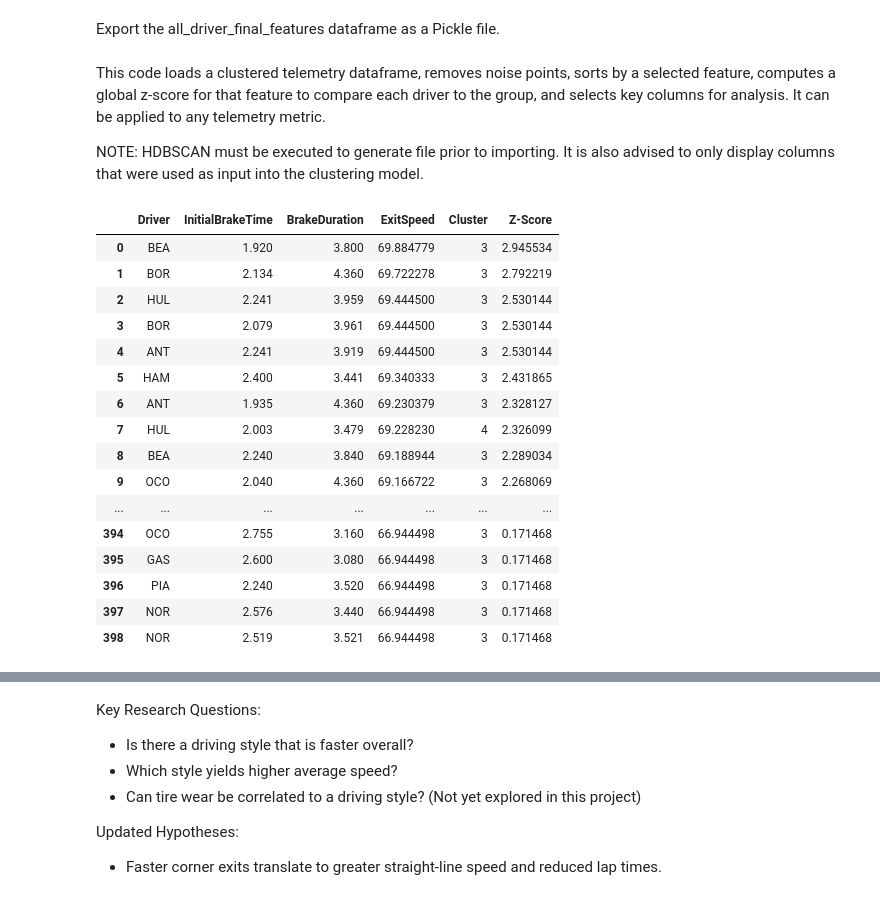
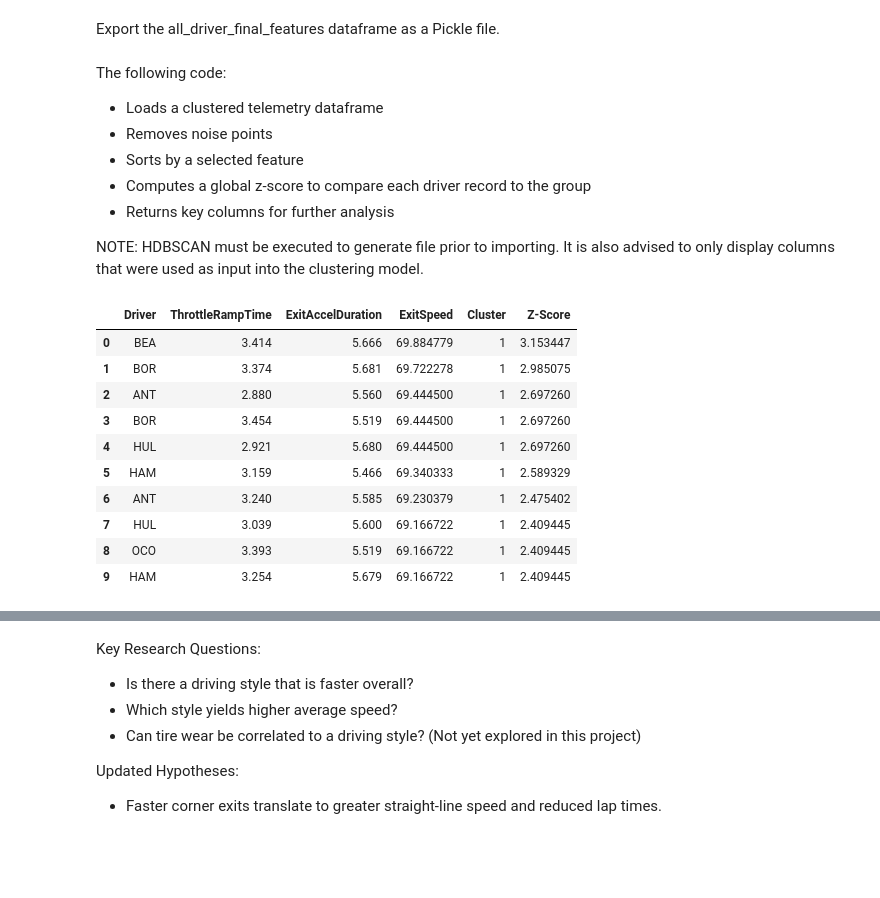
Before and after one commit to PESIII23/f1-driving-style-analytics-tool, a Jupyter notebook: notebooks/01_multi_driver_gp_analysis.ipynb, the cells around one changed output, grey strips where cells are left out. Cells and saved outputs as stored; diff of their text form; code cells hidden in the pictures; blank space fills up the shorter version.

```diff
--- a/notebooks/01_multi_driver_gp_analysis.ipynb
+++ b/notebooks/01_multi_driver_gp_analysis.ipynb
@@ -692,44 +692,43 @@ os.makedirs('exports/final_features', exist_ok=True)
 
 all_driver_final_features.to_pickle('exports/final_features/2025_bahrain_sector2_grandprix.pkl')
 # %% [markdown]
-This code loads a clustered telemetry dataframe, removes noise points, sorts by a selected feature, computes a global z-score for that feature to compare each driver to the group, and selects key columns for analysis. It can be applied to any telemetry metric.
+The following code:
+- Loads a clustered telemetry dataframe
+- Removes noise points
+- Sorts by a selected feature
+- Computes a global z-score to compare each driver record to the group
+- Returns key columns for further analysis
 
 NOTE: HDBSCAN must be executed to generate file prior to importing. It is also advised to only display columns that were used as input into the clustering model.
 # %%
 file_path = 'exports/clustered_dfs/2025_bahrain_sector2_grandprix_hdbscan_clustered.pkl'
 df_clustered = pd.read_pickle(file_path)
 
 # remove noise points (cluster -1)
 df_filtered = df_clustered[df_clustered['Cluster'] != -1]
 
 # sort by selected label descending
 df_clustered_sorted = df_filtered.sort_values(by=['ExitSpeed'], ascending=False)
 df_clustered_sorted = df_clustered_sorted.reset_index(drop=True)
 
 # calculate z-score for ExitSpeed
 mu = df_clustered_sorted['ExitSpeed'].mean()
 sigma = df_clustered_sorted['ExitSpeed'].std()
 df_clustered_sorted['Z-Score'] = (df_clustered_sorted['ExitSpeed'] - mu) / sigma
 
 # include only relevant features
-features_clustered = ['Driver', 'InitialBrakeTime', 'BrakeDuration', 'ExitSpeed', 'Cluster', 'Z-Score']
+features_clustered = ['Driver', 'ThrottleRampTime', 'ExitAccelDuration', 'ExitSpeed', 'Cluster', 'Z-Score']
 
-df_clustered_sorted[features_clustered]
+df_clustered_sorted[features_clustered].head(10)
 # %% [output]
-|  | Driver | InitialBrakeTime | BrakeDuration | ExitSpeed | Cluster | Z-Score |
-| 0 | BEA | 1.920 | 3.800 | 69.884779 | 3 | 2.945534 |
-| 1 | BOR | 2.134 | 4.360 | 69.722278 | 3 | 2.792219 |
-| 2 | HUL | 2.241 | 3.959 | 69.444500 | 3 | 2.530144 |
-| 3 | BOR | 2.079 | 3.961 | 69.444500 | 3 | 2.530144 |
-| 4 | ANT | 2.241 | 3.919 | 69.444500 | 3 | 2.530144 |
-| 5 | HAM | 2.400 | 3.441 | 69.340333 | 3 | 2.431865 |
-| 6 | ANT | 1.935 | 4.360 | 69.230379 | 3 | 2.328127 |
-| 7 | HUL | 2.003 | 3.479 | 69.228230 | 4 | 2.326099 |
-| 8 | BEA | 2.240 | 3.840 | 69.188944 | 3 | 2.289034 |
-| 9 | OCO | 2.040 | 4.360 | 69.166722 | 3 | 2.268069 |
-| ... | ... | ... | ... | ... | ... | ... |
-| 394 | OCO | 2.755 | 3.160 | 66.944498 | 3 | 0.171468 |
-| 395 | GAS | 2.600 | 3.080 | 66.944498 | 3 | 0.171468 |
-| 396 | PIA | 2.240 | 3.520 | 66.944498 | 3 | 0.171468 |
-| 397 | NOR | 2.576 | 3.440 | 66.944498 | 3 | 0.171468 |
-| 398 | NOR | 2.519 | 3.521 | 66.944498 | 3 | 0.171468 |
+|  | Driver | ThrottleRampTime | ExitAccelDuration | ExitSpeed | Cluster | Z-Score |
+| 0 | BEA | 3.414 | 5.666 | 69.884779 | 1 | 3.153447 |
+| 1 | BOR | 3.374 | 5.681 | 69.722278 | 1 | 2.985075 |
+| 2 | ANT | 2.880 | 5.560 | 69.444500 | 1 | 2.697260 |
+| 3 | BOR | 3.454 | 5.519 | 69.444500 | 1 | 2.697260 |
+| 4 | HUL | 2.921 | 5.680 | 69.444500 | 1 | 2.697260 |
+| 5 | HAM | 3.159 | 5.466 | 69.340333 | 1 | 2.589329 |
+| 6 | ANT | 3.240 | 5.585 | 69.230379 | 1 | 2.475402 |
+| 7 | HUL | 3.039 | 5.600 | 69.166722 | 1 | 2.409445 |
+| 8 | OCO | 3.393 | 5.519 | 69.166722 | 1 | 2.409445 |
+| 9 | HAM | 3.254 | 5.679 | 69.166722 | 1 | 2.409445 |
```
Also changed, not shown: parts of 4 cells of this notebook, 3 other files.
